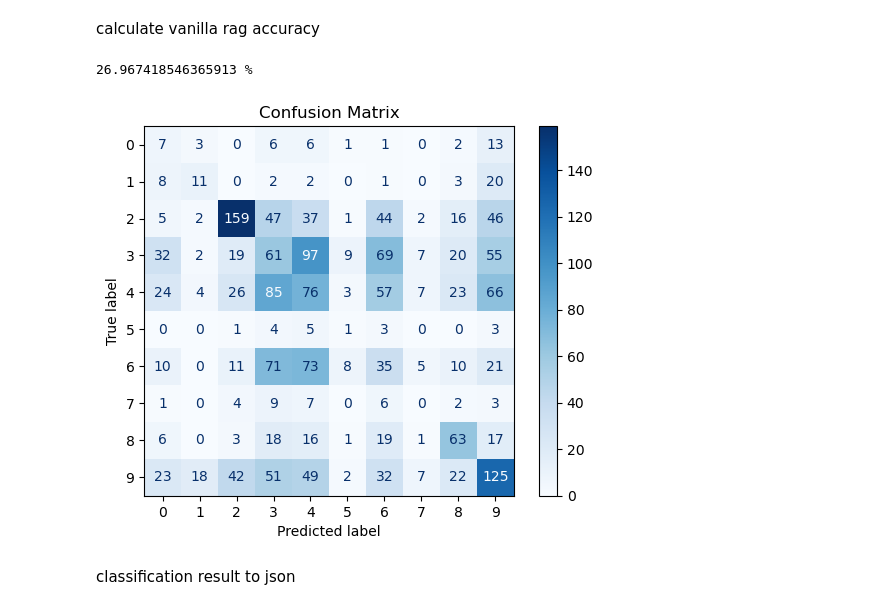
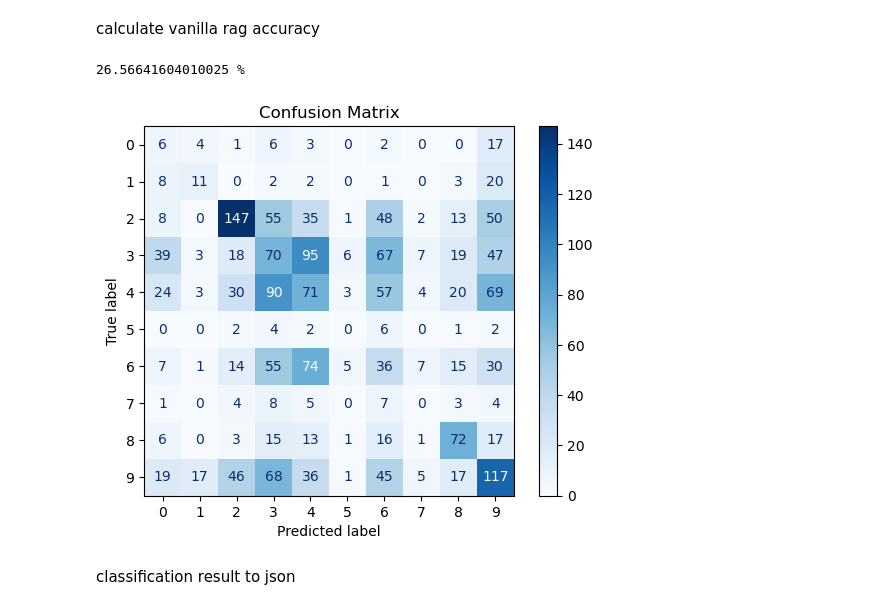
Before and after one commit to tyfann/llm4commit, a Jupyter notebook: RQ/RQ2.ipynb, the cells around one changed output. Saved outputs shown, nothing was run; the diff lists cells and outputs as text; code cells hidden in the pictures.

Commit message:
final data uploaded

```diff
--- a/RQ/RQ2.ipynb
+++ b/RQ/RQ2.ipynb
@@ -234,7 +259,7 @@ for model in ['mxbai', 'miniLM']:
 from openai import OpenAI
 
 client = OpenAI(
-    api_key="sk-0rLvuRkMiD4Mw25QYygh6rUlZVjpQWNGNF4yez7z3PZ7yCOm",
+    api_key="",
     base_url="https://api.chatanywhere.cn/v1"
 )
 
@@ -409,7 +434,7 @@ def get_commit_type(msg, has_space=True):
         return match.group(1)
     return None
 
-with open('../data/angular_filtered/subsets/generation/rag/test_rag_prompt.json', 'r', encoding='UTF-8') as f:
+with open('../data/angular_filtered/subsets/generation/rag/test_rag_prompt_1000chunk.json', 'r', encoding='UTF-8') as f:
     prompt = json.load(f)
 
 count = 0
@@ -428,7 +453,7 @@ for item in prompt:
 
 print(count / len(prompt) * 100 , "%")
 # %% [output]
-26.967418546365913 %
+26.56641604010025 %
 # %%
 import re
 import json
@@ -443,7 +468,7 @@ def get_commit_type(msg, has_space=True):
         return match.group(1)
     return None
 
-with open('../data/angular_filtered/subsets/generation/rag/test_rag_prompt.json', 'r', encoding='UTF-8') as f:
+with open('../data/angular_filtered/subsets/generation/rag/test_rag_prompt_1000chunk.json', 'r', encoding='UTF-8') as f:
     prompt = json.load(f)
 
 count = 0
@@ -481,38 +506,38 @@ for item in pred_type:
     pref_mapping.append(mapping[item])
 
 # to a txt file
-with open('../data/angular_filtered/subsets/classification/angular_test_rag_predictions.txt', 'w') as f:
+with open('../data/angular_filtered/subsets/classification/angular_test_rag_predictions_1000chunk.txt', 'w') as f:
     for item in pref_mapping:
         f.write(f'{item}\n')
 # %%
 
 # 读取标签文件
 def read_labels(file_path):
     with open(file_path, 'r') as f:
         labels = [int(line.strip()) for line in f]
     return labels
 
 # 主函数
 def main(ref_file, pred_file):
     # 读取ref和pred标签
     y_true = read_labels(ref_file)
     y_pred = read_labels(pred_file)
 
     # 计算混淆矩阵
     cm = confusion_matrix(y_true, y_pred, labels=np.arange(10))
 
     # 绘制混淆矩阵
     disp = ConfusionMatrixDisplay(confusion_matrix=cm, display_labels=np.arange(10))
     disp.plot(cmap=plt.cm.Blues)
     plt.title('Confusion Matrix')
     plt.show()
 
 # 调用主函数
 ref_file = '../data/angular_filtered/subsets/classification/angular_test_references.txt'
-pred_file = '../data/angular_filtered/subsets/classification/angular_test_rag_predictions.txt'
+pred_file = '../data/angular_filtered/subsets/classification/angular_test_rag_predictions_1000chunk.txt'
 main(ref_file, pred_file)
 # %% [output]
-[figure, old version]
+[figure, new version]
 # %% [markdown]
 classification result to json
 # %%
```
Also changed, not shown: parts of 19 cells of this notebook, 27 other files.
